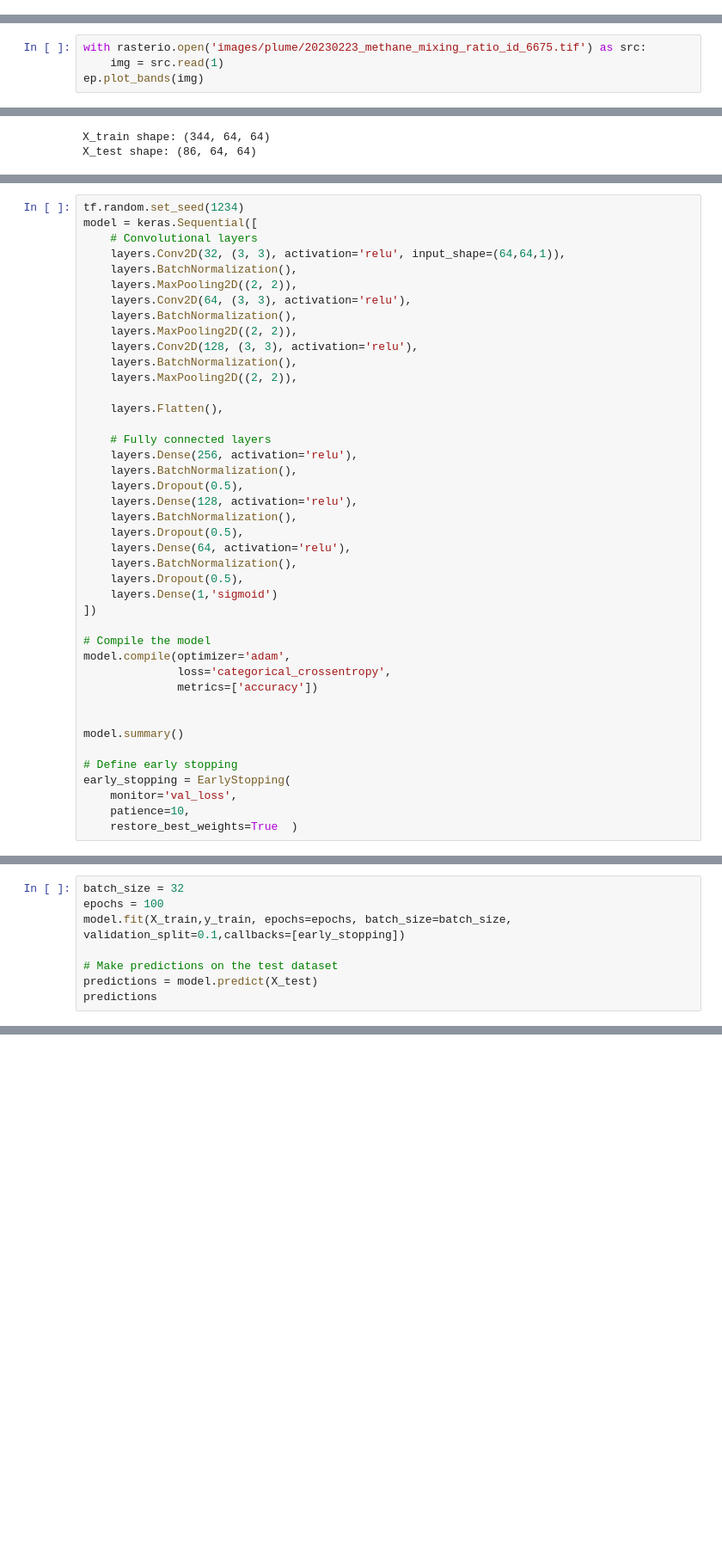
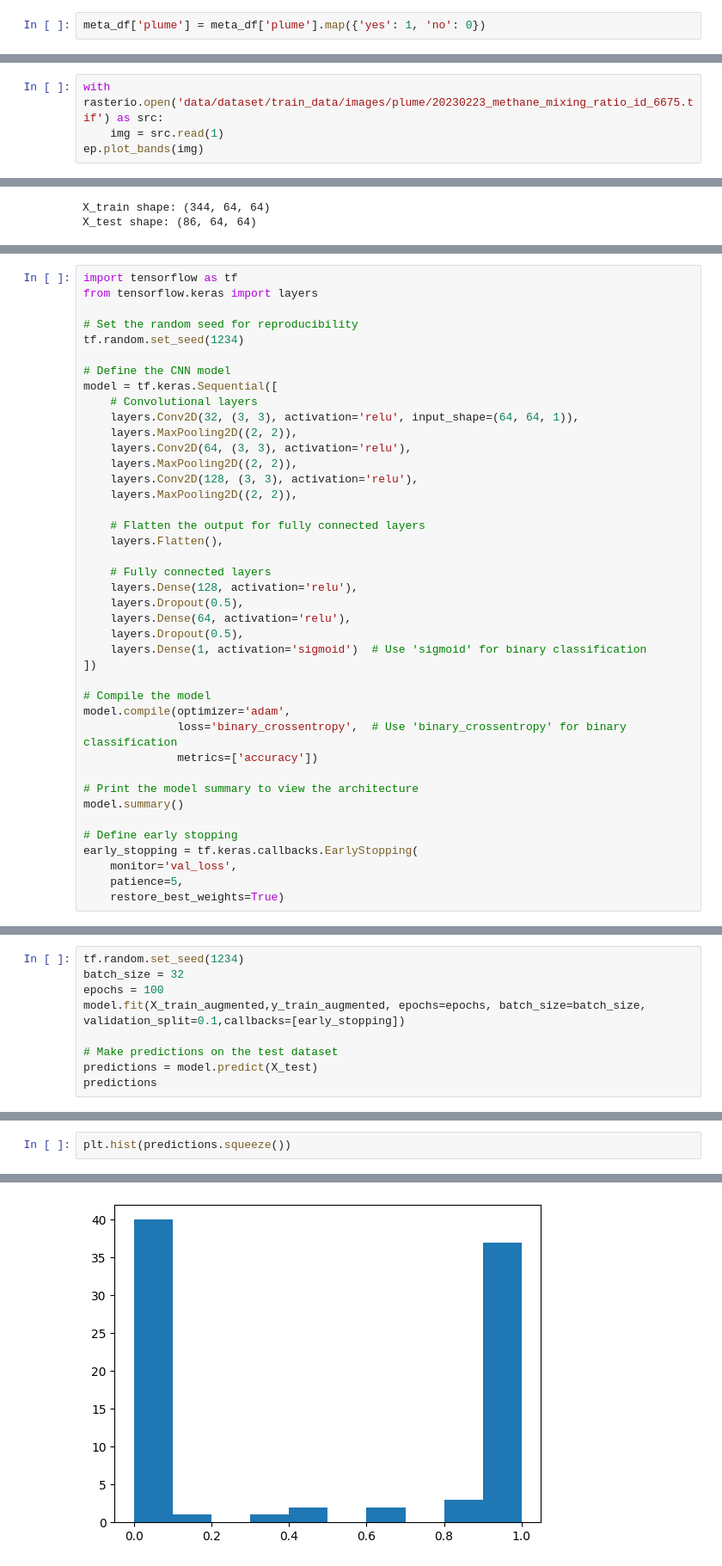
Before and after one commit to guillaumedherouville/mckinsey-methane-hackathon, a Jupyter notebook: notebooks/Pilot_Model.ipynb, the cells around one changed output, grey strips where cells are left out. Shown at 86% size. Saved outputs shown, nothing was run; the diff lists cells and outputs as text; blank space fills up the shorter version.

Commit message:
New data and Prototype Model

```diff
--- a/notebooks/Pilot_Model.ipynb
+++ b/notebooks/Pilot_Model.ipynb
@@ -65,0 +88,2 @@ meta_df['path'] = meta_df['path'].astype(str) + '.tif'
+# %%
+meta_df['plume'] = meta_df['plume'].map({'yes': 1, 'no': 0})
@@ -66,5 +106,5 @@ meta_df['path'] = meta_df['path'].astype(str) + '.tif'
 # %%
-with rasterio.open('images/plume/20230223_methane_mixing_ratio_id_6675.tif') as src:
+with rasterio.open('data/dataset/train_data/images/plume/20230223_methane_mixing_ratio_id_6675.tif') as src:
     img = src.read(1)
 ep.plot_bands(img)
 # %% [output]
@@ -182,43 +269,42 @@ array([1, 1, 0, 1, 1, 0, 1, 0, 0, 0, 0, 0, 1, 1, 0, 0, 0, 0, 1, 0, 1, 0,
 # %%
+import tensorflow as tf
+from tensorflow.keras import layers
+
+# Set the random seed for reproducibility
 tf.random.set_seed(1234)
-model = keras.Sequential([
+
+# Define the CNN model
+model = tf.keras.Sequential([
     # Convolutional layers
-    layers.Conv2D(32, (3, 3), activation='relu', input_shape=(64,64,1)),
-    layers.BatchNormalization(),
+    layers.Conv2D(32, (3, 3), activation='relu', input_shape=(64, 64, 1)),
     layers.MaxPooling2D((2, 2)),
     layers.Conv2D(64, (3, 3), activation='relu'),
-    layers.BatchNormalization(),
     layers.MaxPooling2D((2, 2)),
     layers.Conv2D(128, (3, 3), activation='relu'),
-    layers.BatchNormalization(),
     layers.MaxPooling2D((2, 2)),
 
+    # Flatten the output for fully connected layers
     layers.Flatten(),
 
     # Fully connected layers
-    layers.Dense(256, activation='relu'),
-    layers.BatchNormalization(),
-    layers.Dropout(0.5),
     layers.Dense(128, activation='relu'),
-    layers.BatchNormalization(),
     layers.Dropout(0.5),
     layers.Dense(64, activation='relu'),
-    layers.BatchNormalization(),
     layers.Dropout(0.5),
-    layers.Dense(1,'sigmoid')
+    layers.Dense(1, activation='sigmoid')  # Use 'sigmoid' for binary classification
 ])
 
 # Compile the model
 model.compile(optimizer='adam',
-              loss='categorical_crossentropy',
+              loss='binary_crossentropy',  # Use 'binary_crossentropy' for binary classification
               metrics=['accuracy'])
 
-
+# Print the model summary to view the architecture
 model.summary()
 
 # Define early stopping
-early_stopping = EarlyStopping(
+early_stopping = tf.keras.callbacks.EarlyStopping(
     monitor='val_loss',
-    patience=10,
-    restore_best_weights=True  )
+    patience=5,
+    restore_best_weights=True)
 # %% [output]
@@ -241,8 +327,9 @@ Non-trainable params: 1344 (5.25 KB)
 _________________________________________________________________
 # %%
+tf.random.set_seed(1234)
 batch_size = 32
 epochs = 100
-model.fit(X_train,y_train, epochs=epochs, batch_size=batch_size, validation_split=0.1,callbacks=[early_stopping])
+model.fit(X_train_augmented,y_train_augmented, epochs=epochs, batch_size=batch_size, validation_split=0.1,callbacks=[early_stopping])
 
 # Make predictions on the test dataset
 predictions = model.predict(X_test)
@@ -290,0 +381,3 @@ array([[-0.09827216],
+# %%
+plt.hist(predictions.squeeze())
+# %% [output]
@@ -290,0 +389 @@ array([[-0.09827216],
+[figure, added]
```
Also changed, not shown: parts of 31 cells of this notebook, 1 other file.
